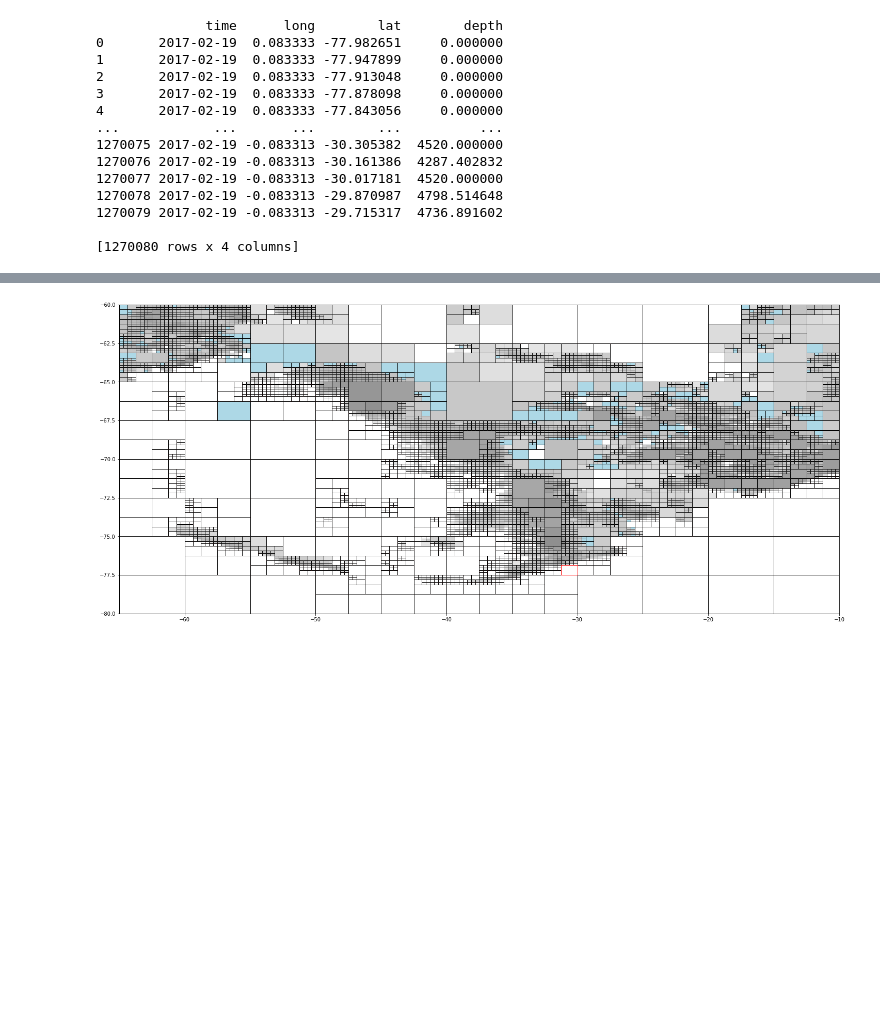
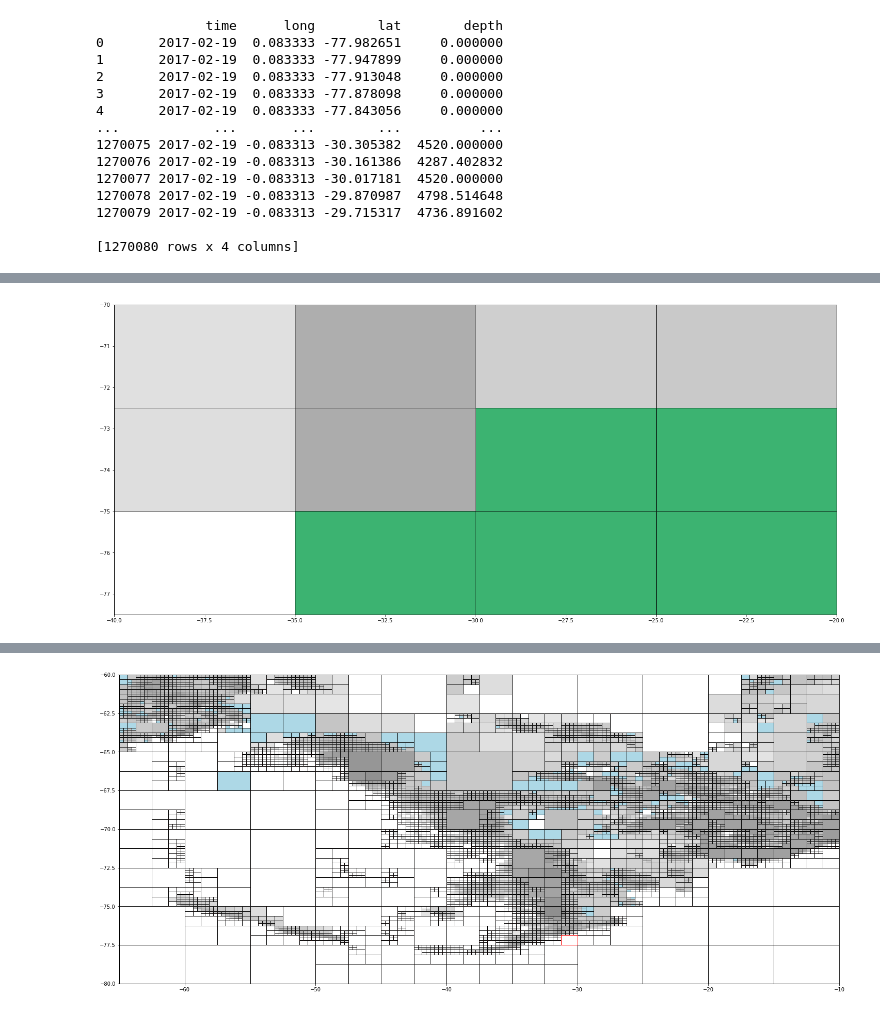
Before and after one commit to antarctica/PolarRoute, a Jupyter notebook: Modis_Testing.ipynb, the cells around one changed output, grey strips where cells are left out. Cells and saved outputs as stored; diff of their text form; code cells hidden in the pictures; blank space fills up the shorter version.

```diff
--- a/Modis_Testing.ipynb
+++ b/Modis_Testing.ipynb
@@ -124,0 +152,17 @@ modis_grid.plot()
+# %%
+latMin = -77.5
+latMax = -70
+longMin = -40
+longMax = -20
+
+cellWidth = 5
+cellHeight = 2.5
+
+modis_grid = CellGrid(longMin, longMax, latMin, latMax, cellWidth, cellHeight)
+modis_grid.addIcePoints(modis_ips)
+modis_grid.addCurrentPoints(currentPoints)
+modis_grid.addDataPoints(bsose)
+# %%
+modis_grid.plot()
+# %% [output]
+[figure, added]
```
Also changed, not shown: parts of 6 cells of this notebook.
